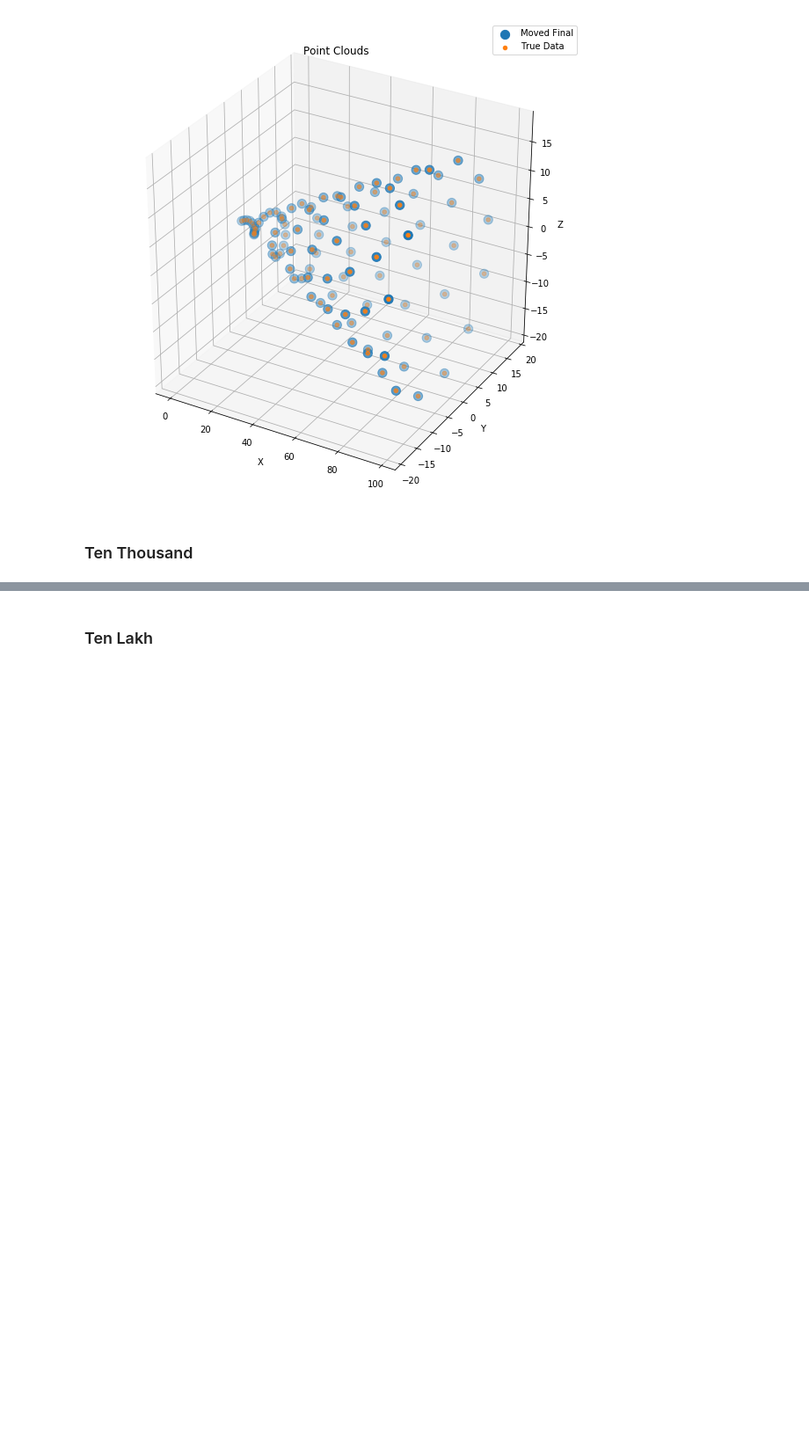
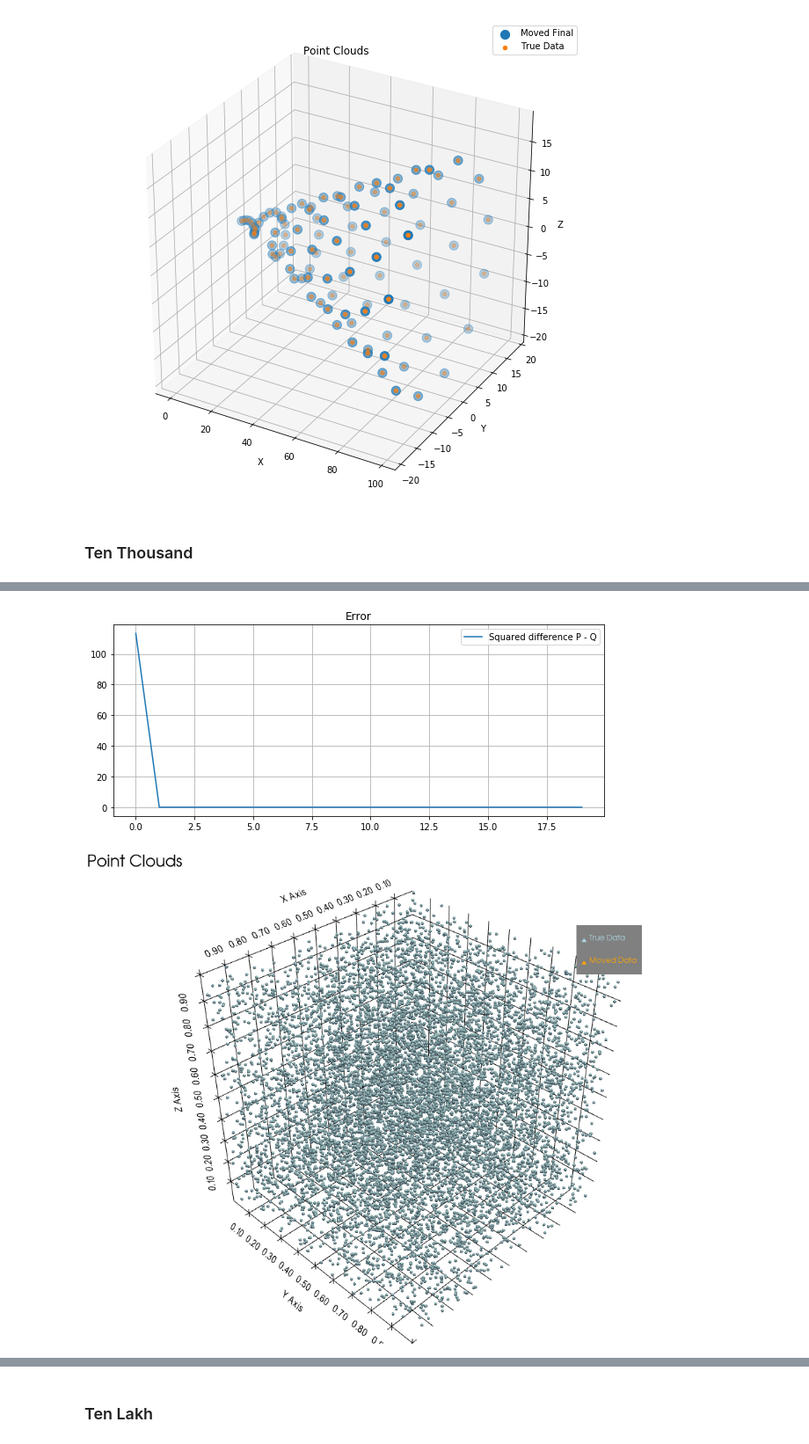
Before and after one commit to JyotiSunkara/ICP, a Jupyter notebook: Iterative Closest Point Using Umeyama Method.ipynb, the cells around one changed output, grey strips where cells are left out. Shown at 88% size. Drawn from its saved outputs; the diff is of its cells as text; code cells hidden in the pictures; blank space fills up the shorter version.

```diff
--- a/Iterative Closest Point Using Umeyama Method.ipynb
+++ b/Iterative Closest Point Using Umeyama Method.ipynb
@@ -196,8 +197,7 @@ def ICP(P, Q, iterations = 20, kernel=lambda diff: 1.0):
         T, scale = umeyama(Pcopy.T, Q.T)
         R = T[0:3, 0:3]
         t = T[3, 0:3].reshape(3,1)
-        Pcopy = R.dot(Pcopy) + t
-        Pcopy = Pcopy*scale
+        Pcopy = scale*R.dot(Pcopy) + t
         Pvalues.append(Pcopy)
     return Pvalues, normValues
 # %%
@@ -224,6 +225,8 @@ bigPlot(P, Q, 2, 2)
 # %%
 %%time
 Pvalues, normValues = ICP(P, Q)
 plotValues(normValues, "Squared difference P - Q")
-bigPlot(Pvalues[-1], Q, 5, 5)
+bigPlot(Pvalues[-1], Q, 5, 2)
 # %% [output]
+[figure, added]
+[figure, added]
```
Also changed, not shown: parts of 11 cells of this notebook, 7 other files.
